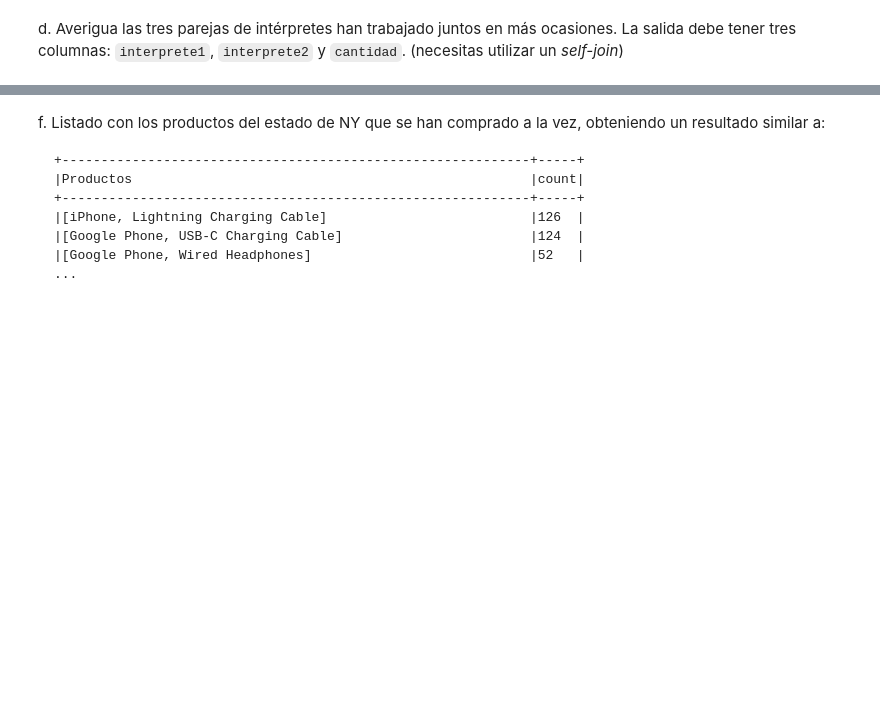
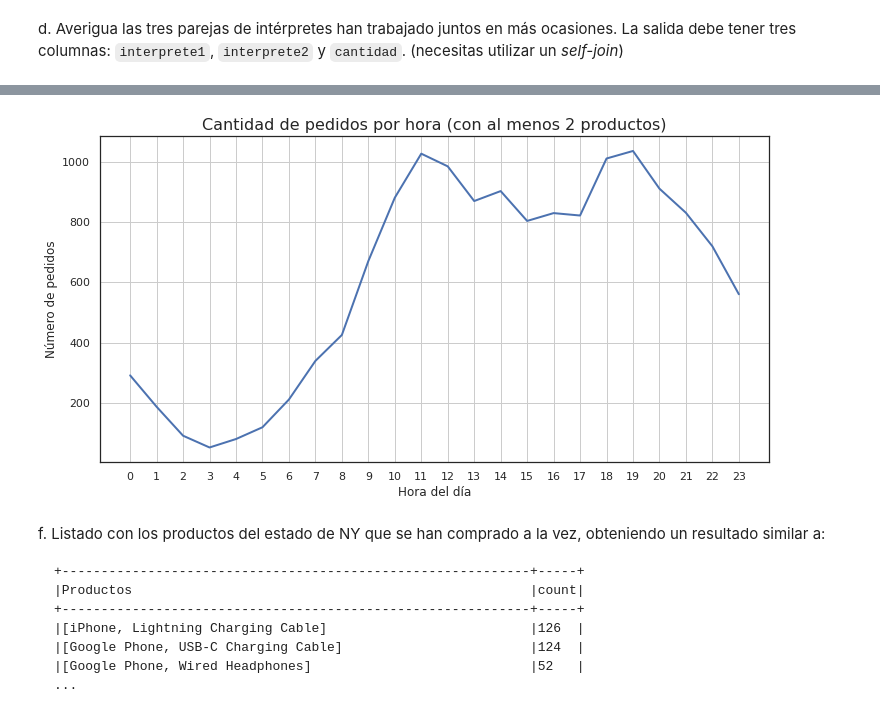
Before and after one commit to leo-narvaez/dataframes-api, a Jupyter notebook: solutions/notebook.ipynb, the cells around one changed output, grey strips where cells are left out. Saved outputs shown, nothing was run; the diff lists cells and outputs as text; code cells hidden in the pictures; blank space fills up the shorter version.

````diff
--- a/solutions/notebook.ipynb
+++ b/solutions/notebook.ipynb
@@ -1436,0 +1903,20 @@ e. Cantidad de pedidos por Horas en las que se ha realizado un pedido que conten
+# %%
+from pyspark.sql.functions import hour, col, count, split
+
+# Paso 1: Filtrar pedidos con al menos dos productos
+# Suponemos que la columna "Order ID" identifica un único pedido, y la columna "Product" se repite si hay más de un producto por pedido.
+df_filtered = df_2019_with_sales.groupBy("OrderID").agg(count("Product").alias("num_products"))
+
+# Filtrar los pedidos que tienen al menos 2 productos
+df_filtered_with_multiple_products = df_filtered.filter(col("num_products") >= 2)
+
+# Paso 2: Extraer la hora del pedido a partir del campo "Order Date"
+df_filtered_with_multiple_products_and_hour = df_filtered_with_multiple_products.join(
+    df_2019_with_sales, on="OrderID", how="inner"
+).withColumn("Hour", hour("OrderDate"))
+
+# Paso 3: Contar la cantidad de pedidos por hora
+df_orders_per_hour = df_filtered_with_multiple_products_and_hour.groupBy("Hour").count().withColumnRenamed("count", "NumberofOrders")
+
+# Ver los registros para comprobar
+df_orders_per_hour.show(10)
@@ -1437,3 +1939,23 @@ e. Cantidad de pedidos por Horas en las que se ha realizado un pedido que conten
+# %%
+import matplotlib.pyplot as plt
+import seaborn as sns
+
+# Convertir a Pandas para usar seaborn y matplotlib
+df_orders_per_hour_pd = df_orders_per_hour.toPandas()
+
+# Crear un gráfico de línea continuo sin puntos
+plt.figure(figsize=(12, 6))
+sns.lineplot(x="Hour", y="NumberofOrders", data=df_orders_per_hour_pd, color="b", linewidth=2)
+
+# Añadir títulos y etiquetas
+plt.title("Cantidad de pedidos por hora (con al menos 2 productos)", fontsize=16)
+plt.xlabel("Hora del día", fontsize=12)
+plt.ylabel("Número de pedidos", fontsize=12)
+plt.xticks(range(24))  # Asegura que se muestren todas las horas del día
+plt.grid(True)  # Añadir una cuadrícula para mejor visualización
+plt.show()
+# %% [output]
+[figure, added]
 # %% [markdown]
 f. Listado con los productos del estado de NY que se han comprado a la vez, obteniendo un resultado similar a:
 ```
````
Also changed, not shown: parts of 90 cells of this notebook.
